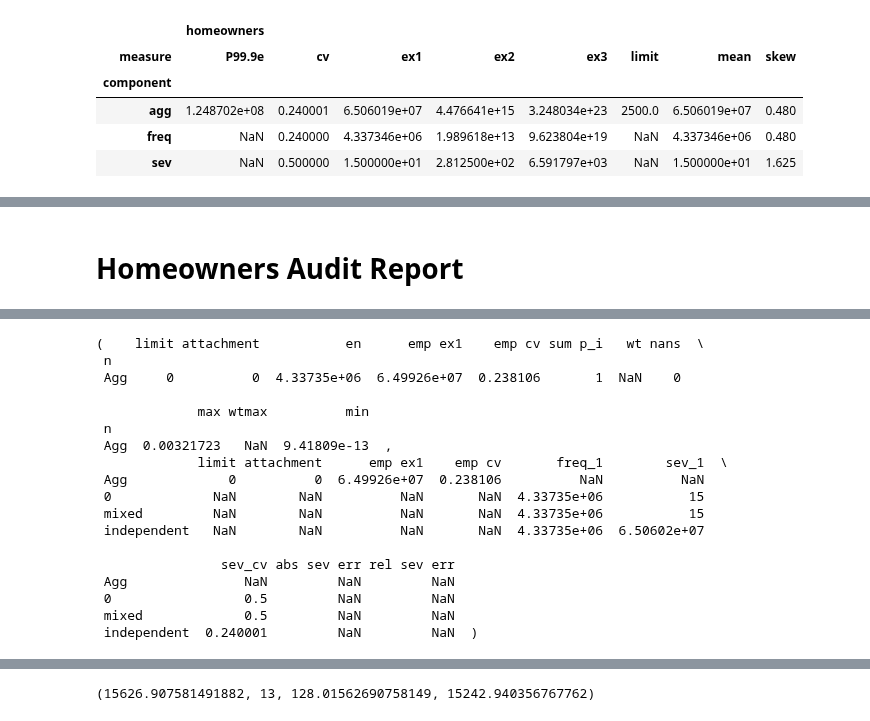
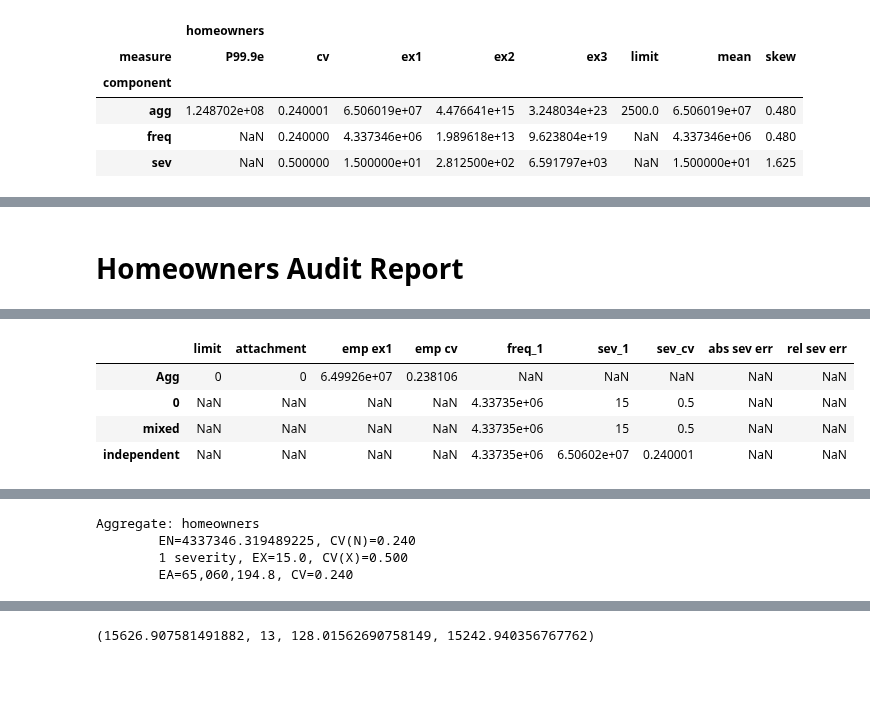
Before and after one commit to mynl/aggregate, a Jupyter notebook: examples/basic_examples.ipynb, the cells around one changed output, grey strips where cells are left out. Drawn from its saved outputs; the diff is of its cells as text; code cells hidden in the pictures; blank space fills up the shorter version.

```diff
--- a/examples/basic_examples.ipynb
+++ b/examples/basic_examples.ipynb
@@ -208,27 +209,11 @@ sys.path.insert(0,'/s/telos/python')
 import aggregate as agg
 uw = agg.Underwriter()
 biz = uw.homeowners.write()
-biz.easy_update(10, reporting_level=1, verbose=True)
+a, b = biz.easy_update(10, reporting_level=1, verbose=True)
+display(a)
+display(b)
 # %% [output]
 Homeowners Audit Report
 |  | name | limit | attachment | el | freq_1 | sev_1 | agg_1 | agg_m | agg_cv | agg_skew |
 | 0 | homeowners | 2500 | 0 | 6.50602e+07 | 4.33735e+06 | 15 | 6.50602e+07 | 6.50602e+07 | 0.240001 | 0.48 |
 | mixed | homeowners | 2500 | 0 | 6.50602e+07 | 4.33735e+06 | 15 | 6.50602e+07 | 6.50602e+07 | 0.240001 | 0.48 |
-(    limit attachment           en      emp ex1    emp cv sum p_i   wt nans  \
- n
- Agg     0          0  4.33735e+06  6.49926e+07  0.238106       1  NaN    0
-
-             max wtmax          min
- n
- Agg  0.00321723   NaN  9.41809e-13  ,
-             limit attachment      emp ex1    emp cv       freq_1        sev_1  \
- Agg             0          0  6.49926e+07  0.238106          NaN          NaN
- 0             NaN        NaN          NaN       NaN  4.33735e+06           15
- mixed         NaN        NaN          NaN       NaN  4.33735e+06           15
- independent   NaN        NaN          NaN       NaN  4.33735e+06  6.50602e+07
-
-                sev_cv abs sev err rel sev err
- Agg               NaN         NaN         NaN
- 0                 0.5         NaN         NaN
- mixed             0.5         NaN         NaN
- independent  0.240001         NaN         NaN  )
@@ -235,3 +223,15 @@ Homeowners Audit Report
+|  | limit | attachment | emp ex1 | emp cv | freq_1 | sev_1 | sev_cv | abs sev err | rel sev err |
+| Agg | 0 | 0 | 6.49926e+07 | 0.238106 | NaN | NaN | NaN | NaN | NaN |
+| 0 | NaN | NaN | NaN | NaN | 4.33735e+06 | 15 | 0.5 | NaN | NaN |
+| mixed | NaN | NaN | NaN | NaN | 4.33735e+06 | 15 | 0.5 | NaN | NaN |
+| independent | NaN | NaN | NaN | NaN | 4.33735e+06 | 6.50602e+07 | 0.240001 | NaN | NaN |
 [drawing not drawn]
 [drawing not drawn]
+# %%
+print(biz)
+# %% [output]
+Aggregate: homeowners
+        EN=4337346.319489225, CV(N)=0.240
+        1 severity, EX=15.0, CV(X)=0.500
+        EA=65,060,194.8, CV=0.240
 # %%
```
Also changed, not shown: parts of 5 cells of this notebook, 20 other files.
